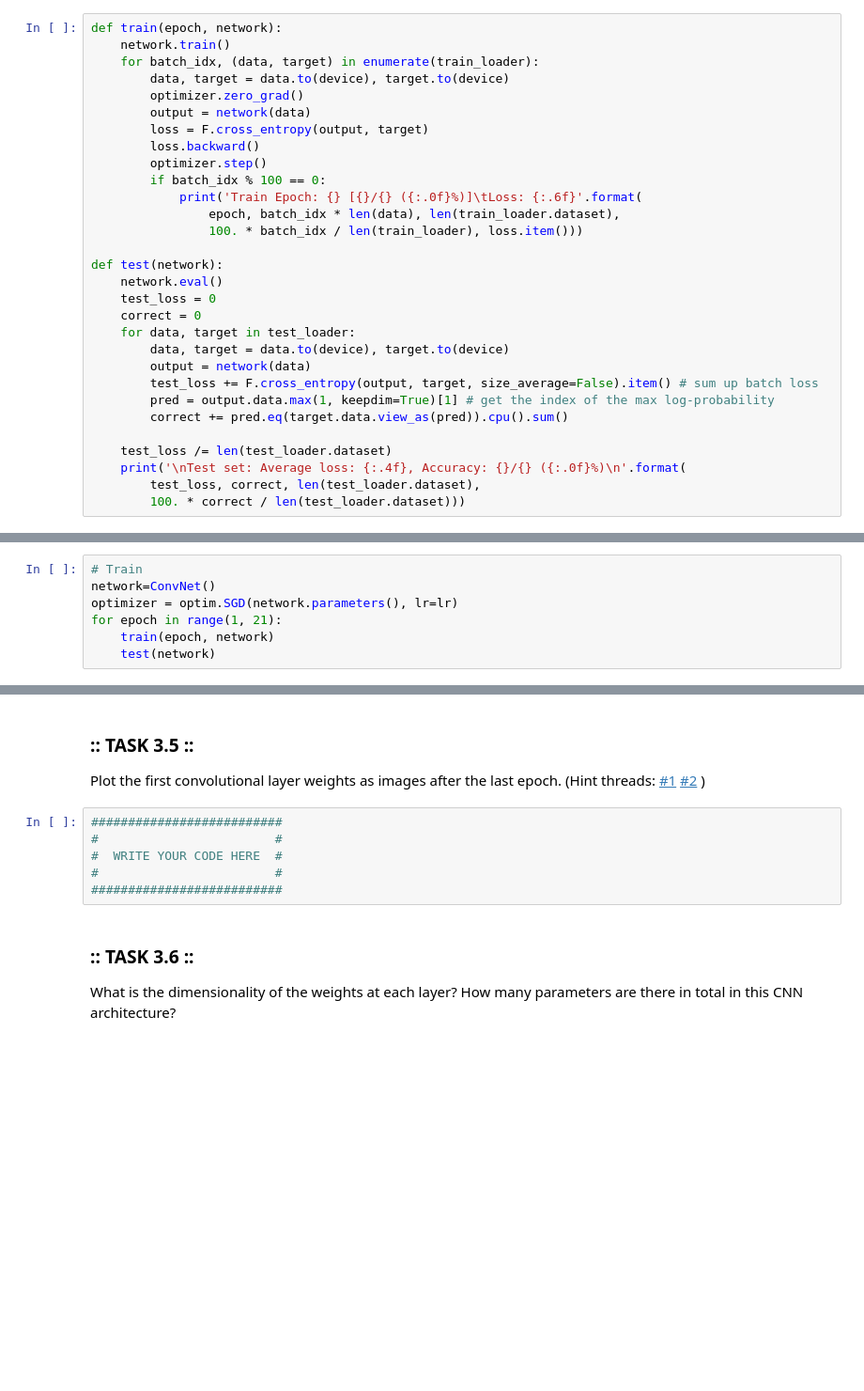
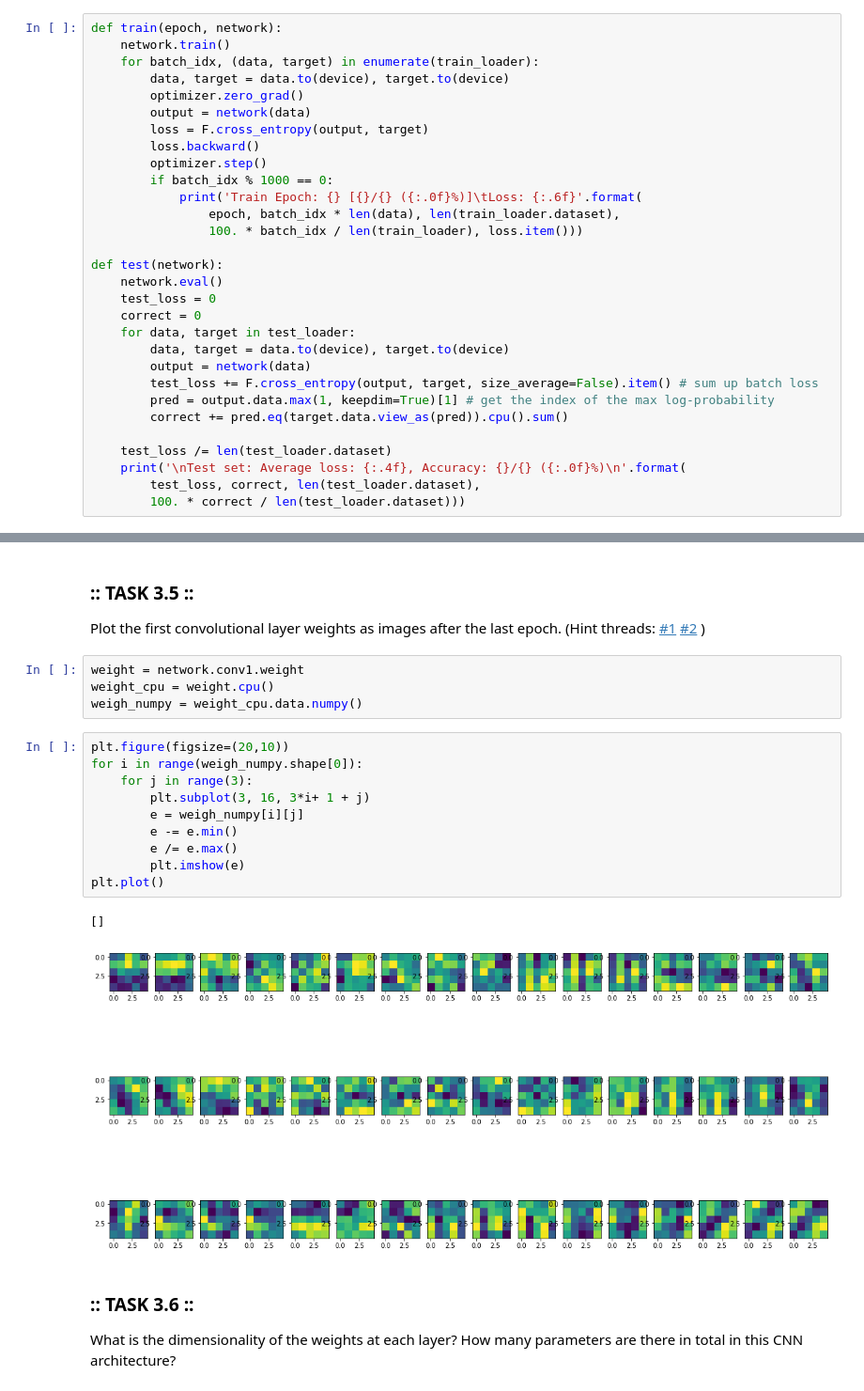
Before and after one commit to raphaelavalos/object-recognition, a Jupyter notebook: A2/A2.ipynb, the cells around one changed output, grey strips where cells are left out. Shown at 94% size. Cells and saved outputs as stored; diff of their text form; blank space fills up the shorter version.

```diff
--- a/A2/A2.ipynb
+++ b/A2/A2.ipynb
@@ -875,7 +867,7 @@ def train(epoch, network):
         loss = F.cross_entropy(output, target)
         loss.backward()
         optimizer.step()
-        if batch_idx % 100 == 0:
+        if batch_idx % 1000 == 0:
             print('Train Epoch: {} [{}/{} ({:.0f}%)]\tLoss: {:.6f}'.format(
                 epoch, batch_idx * len(data), len(train_loader.dataset),
                 100. * batch_idx / len(train_loader), loss.item()))
@@ -983,10 +972,3 @@ WRITE YOUR ANSWER HERE
 # %% [markdown]
 ### :: TASK 3.4 ::
 Train the CNN for 20 epochs on the CIFAR-10 training set.
-# %%
-# Train
-network=ConvNet()
-optimizer = optim.SGD(network.parameters(), lr=lr)
-for epoch in range(1, 21):
-    train(epoch, network)
-    test(network)
@@ -1053,12 +1009,23 @@ Test set: Average loss: 0.9488, Accuracy: 6706/10000 (67%)
 # %% [markdown]
 ### :: TASK 3.5 ::
 Plot the first convolutional layer weights as images after the last epoch. (Hint threads: [#1](https://discuss.pytorch.org/t/understanding-deep-network-visualize-weights/2060/2?u=smth) [#2](https://github.com/pytorch/vision#utils) )
-# %%
-##########################
-#                        #
-#  WRITE YOUR CODE HERE  #
-#                        #
-##########################
+# %%
+weight = network.conv1.weight
+weight_cpu = weight.cpu()
+weigh_numpy = weight_cpu.data.numpy()
+# %%
+plt.figure(figsize=(20,10))
+for i in range(weigh_numpy.shape[0]):
+    for j in range(3):
+        plt.subplot(3, 16, 3*i+ 1 + j)
+        e = weigh_numpy[i][j]
+        e -= e.min()
+        e /= e.max()
+        plt.imshow(e)
+plt.plot()
+# %% [output]
+[]
+[figure, added]
 # %% [markdown]
 ### :: TASK 3.6 ::
 
```
Also changed, not shown: parts of 32 cells of this notebook, 1 other file.
